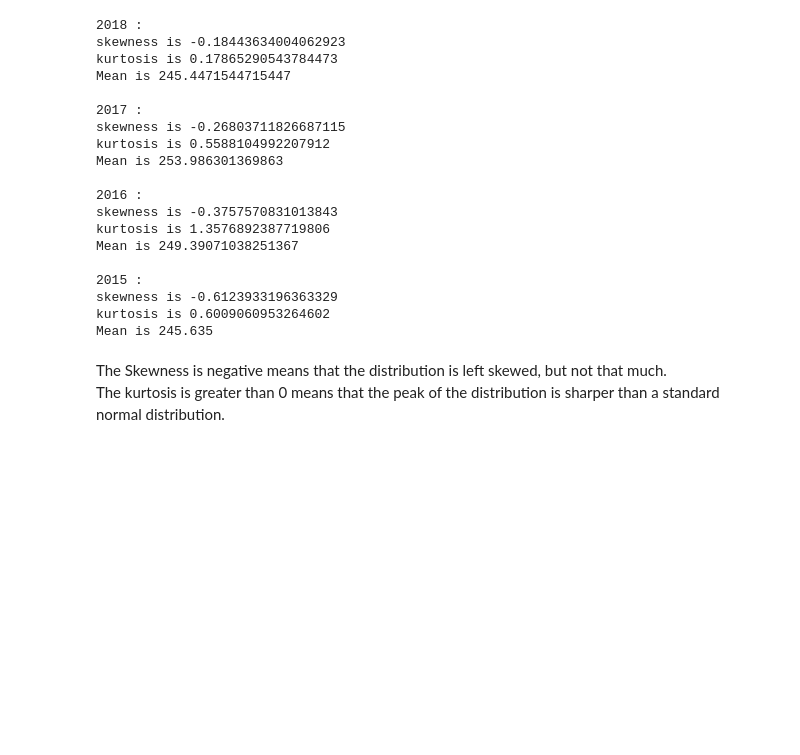
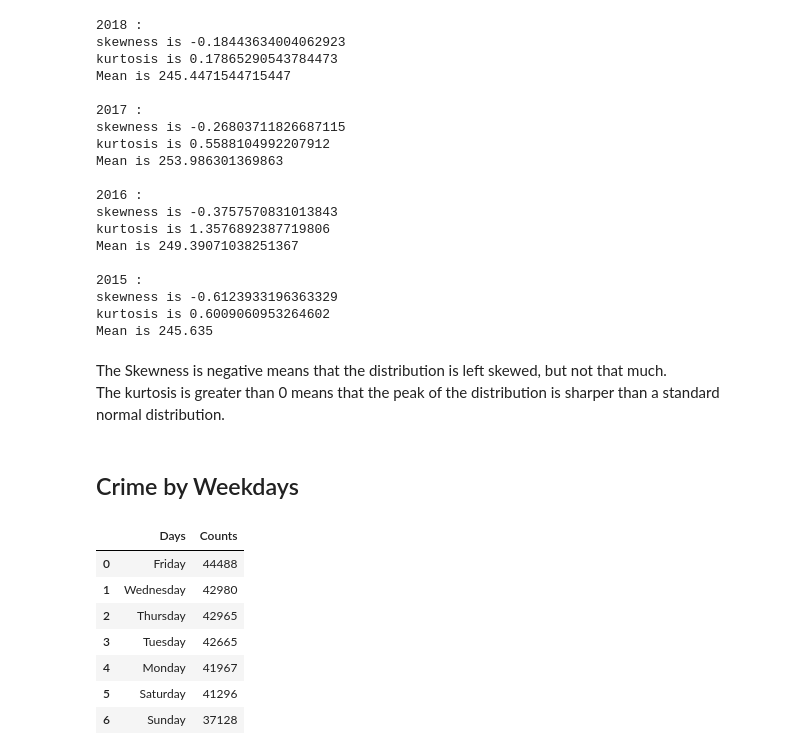
Before and after one commit to RitvikDayal/Crime-in-Boston, a Jupyter notebook: Boston_Crime_Analysis.ipynb, the cells around one changed output. Saved outputs shown, nothing was run; the diff lists cells and outputs as text; code cells hidden in the pictures; blank space fills up the shorter version.

```diff
--- a/Boston_Crime_Analysis.ipynb
+++ b/Boston_Crime_Analysis.ipynb
@@ -377,3 +372,5 @@ Mean is 245.635
 # %% [markdown]
 The Skewness is negative means that the distribution is left skewed, but not that much.<br>
 The kurtosis is greater than 0 means that the peak of the distribution is sharper than a standard normal distribution.
+# %% [markdown]
+## Crime by Weekdays
@@ -379,0 +382,11 @@ The kurtosis is greater than 0 means that the peak of the distribution is sharpe
+# %%
+temp_df
+# %% [output]
+|  | Days | Counts |
+| 0 | Friday | 44488 |
+| 1 | Wednesday | 42980 |
+| 2 | Thursday | 42965 |
+| 3 | Tuesday | 42665 |
+| 4 | Monday | 41967 |
+| 5 | Saturday | 41296 |
+| 6 | Sunday | 37128 |
```
Also changed, not shown: parts of 6 cells of this notebook.
